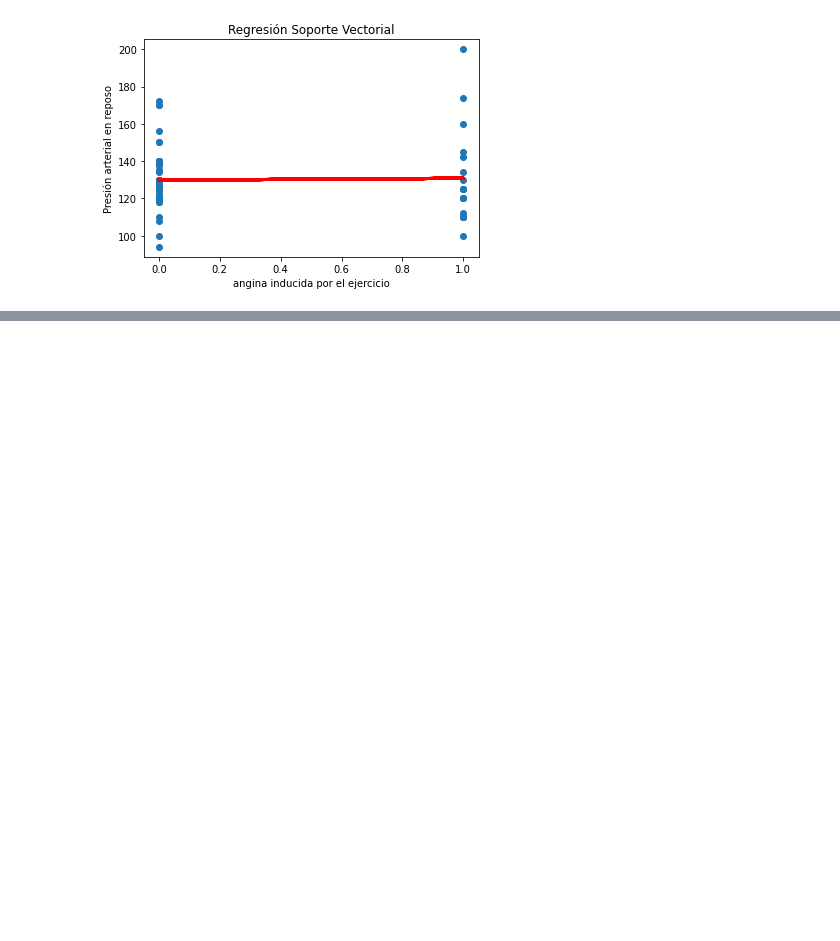
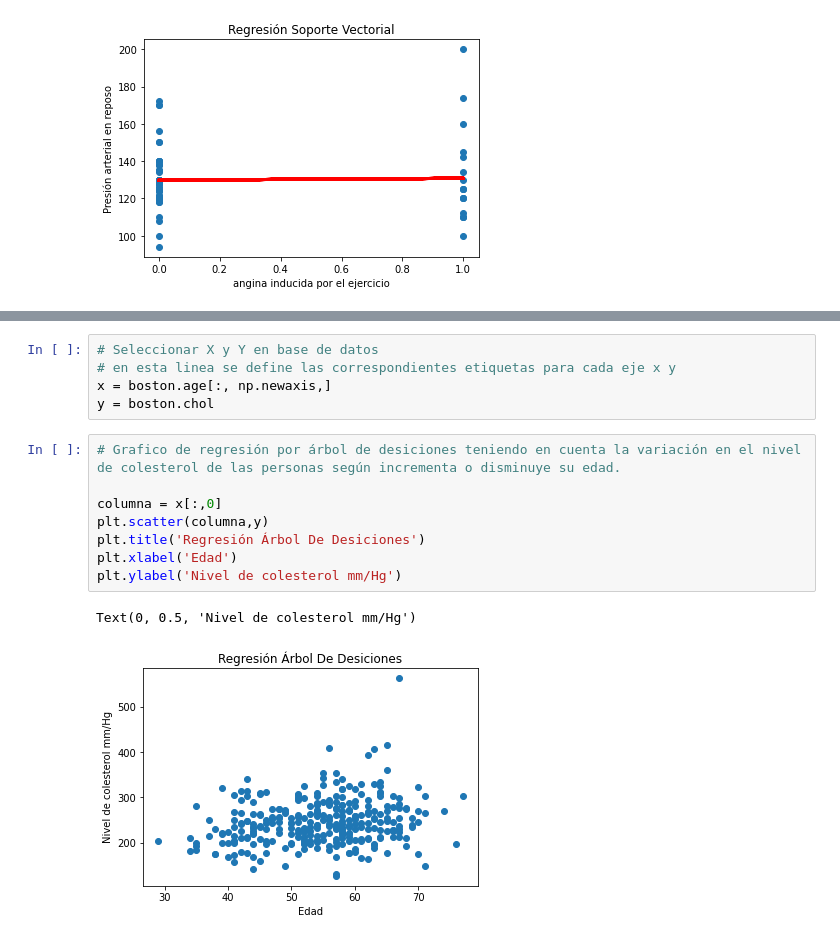
Before and after one commit to FelipeGualdron/Programacion, a Jupyter notebook: Proyecto_final_programacion.ipynb, the cells around one changed output, grey strips where cells are left out. Cells and saved outputs as stored; diff of their text form; blank space fills up the shorter version.

Commit message:
Regresión por árbol de decisiones

```diff
--- a/Proyecto_final_programacion.ipynb
+++ b/Proyecto_final_programacion.ipynb
@@ -504,0 +539,16 @@ Text(0, 0.5, 'Presión arterial en reposo')
+# %%
+# Seleccionar X y Y en base de datos
+# en esta linea se define las correspondientes etiquetas para cada eje x y
+x = boston.age[:, np.newaxis,]
+y = boston.chol
+# %%
+# Grafico de regresión por árbol de desiciones teniendo en cuenta la variación en el nivel de colesterol de las personas según incrementa o disminuye su edad.
+
+columna = x[:,0]
+plt.scatter(columna,y)
+plt.title('Regresión Árbol De Desiciones')
+plt.xlabel('Edad')
+plt.ylabel('Nivel de colesterol mm/Hg')
+# %% [output]
+Text(0, 0.5, 'Nivel de colesterol mm/Hg')
+[figure, added]
```
Also changed, not shown: parts of 3 cells of this notebook.
